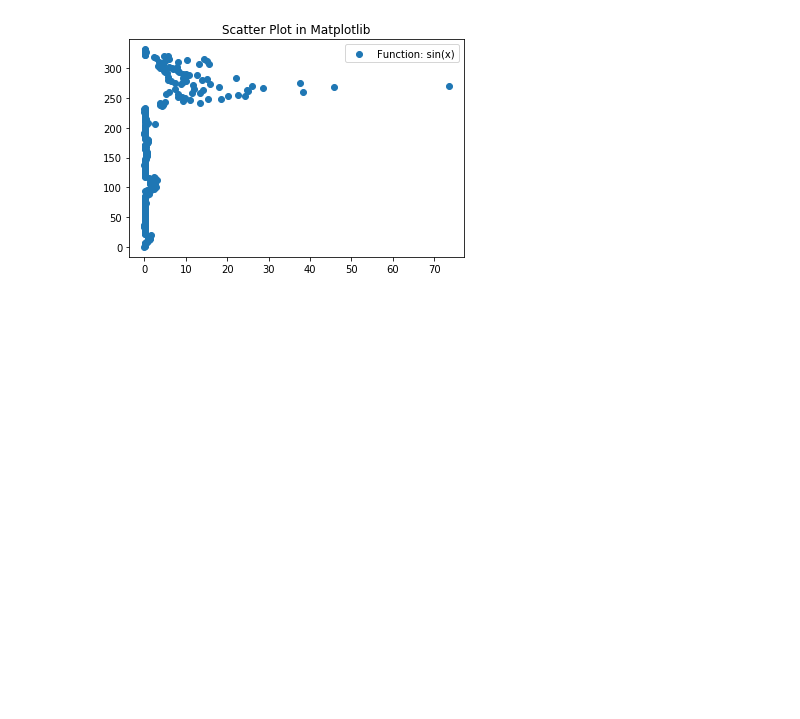
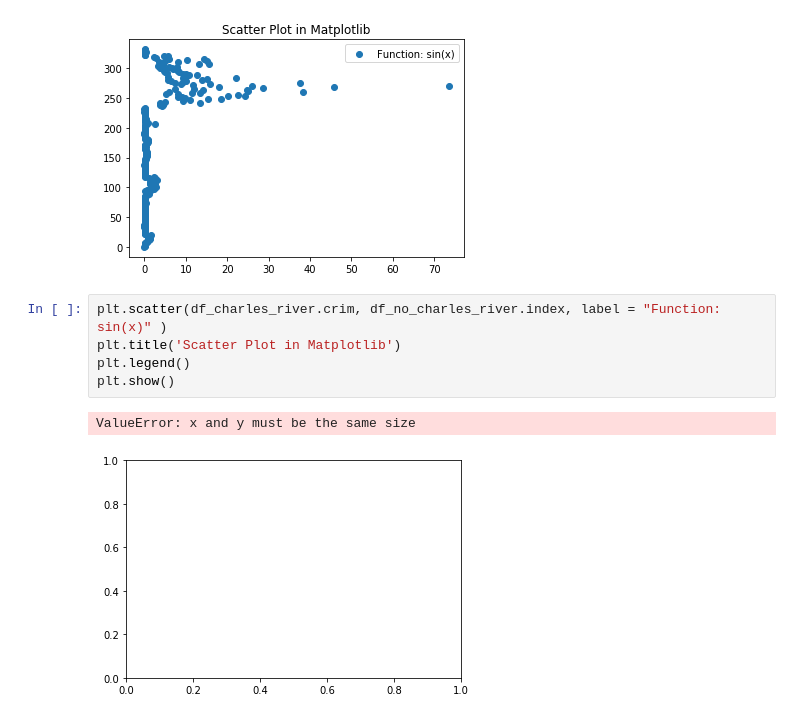
Before and after one commit to DeannaLinn/dsc-1-03-16-eda-with-pandas-using-the-boston-housing-data-lab-online-ds-sp-000, a Jupyter notebook: index.ipynb, the cells around one changed output. Cells and saved outputs as stored; diff of their text form; blank space fills up the shorter version.

```diff
--- a/index.ipynb
+++ b/index.ipynb
@@ -190,3 +190,11 @@ plt.legend()
 plt.show()
 # %% [output]
 [figure]
+# %%
+plt.scatter(df_charles_river.crim, df_no_charles_river.index, label = "Function: sin(x)" )
+plt.title('Scatter Plot in Matplotlib')
+plt.legend()
+plt.show()
+# %% [output]
+ValueError: x and y must be the same size
+[figure, added]
```
